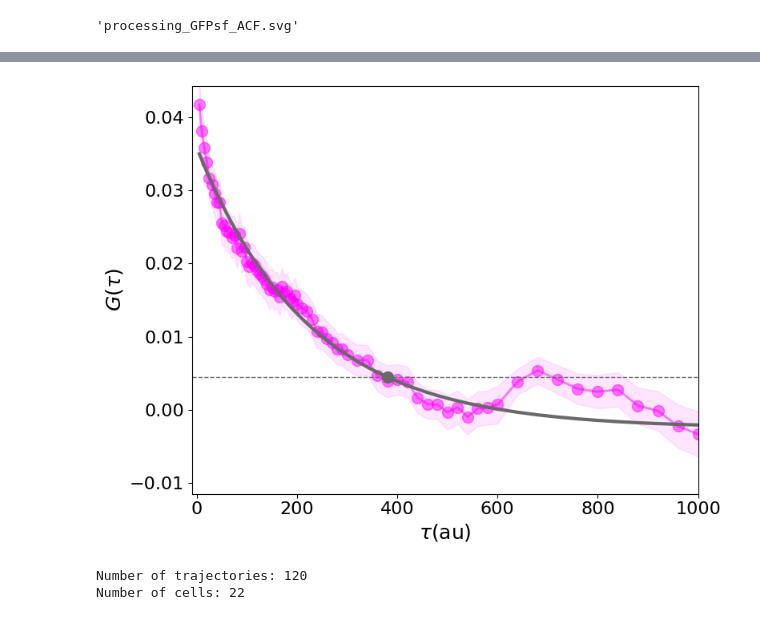
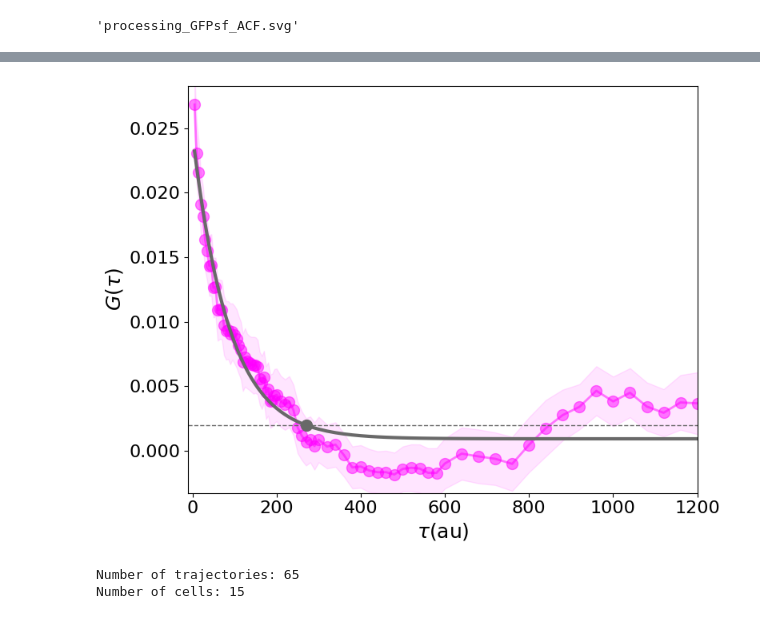
Before and after one commit to ningzhaoAnschutz/cof_paper, a Jupyter notebook: notebooks/autocorrelations/processing_time_courses.ipynb, the cells around one changed output, grey strips where cells are left out. Drawn from its saved outputs; the diff is of its cells as text; code cells hidden in the pictures.

```diff
--- a/notebooks/autocorrelations/processing_time_courses.ipynb
+++ b/notebooks/autocorrelations/processing_time_courses.ipynb
@@ -31,7 +27,7 @@ plot_name
 step_size_in_sec = 5
 start_lag = 1
 selected_field = 'spot_int_ch_' #'spot_int_ch_' #'spot_int_ch_'  # spot_int_ch_0, psf_amplitude_ch_, snr_ch_, total_spot_int_ch_
-min_percentage_data_in_trajectory = 0.25
+min_percentage_data_in_trajectory = 0.5
 max_missing_frames = 3
 downsample = False
 downsampling_factor = 3
@@ -39,21 +35,23 @@ control_spots_mode = False
 use_global_mean = False
 dataset_name = 'cof'
 y_axes_min_max_list_values =  [-0.02, 0.04]
-x_axes_min_max_list_values = [-10, 1000]
-max_lag = 250
+x_axes_min_max_list_values = [-10, 1200]
+max_lag = 300
 if control_spots_mode:
     y_axes_min_max_list_values = None # [-20, 20]
-remove_outliers = True
 MAD_THRESHOLD_FACTOR = 6 # 6 was working well for the control spots.
-multi_tau=True
 multi_tau_raw_points = 40
 multi_tau_bins_per_stage = 20
 min_snr = 0.5 # 1 #0.5
 smooth_window = 1
-correct_baseline = True
 color_green = (0.0, 1.0, 0.0)  # No Red, Full Green, No Blue
 color_magenta = (1.0, 0.0, 1.0)  # Full Red, No Green, Full Blue
 
-
 line_color = (1.0, 0.0, 1.0)  # Full Red, No Green, Full Blue
 line_color_fit = 'dimgray' # No Red, Full Green, No Blue
+remove_outliers = False
+correct_baseline = True
+
+# parameters to evaluate
+multi_tau=True
+detrend = False  # detrend removed from Correlation class; correct_baseline=True handles residual drift
@@ -154,21 +82,15 @@ results = compute_autocorrelation_for_dataset(
     max_lag = max_lag,
     index_max_lag_for_fit = None,
     fit_type='exponential',
-    de_correlation_threshold=0.005,
+    de_correlation_threshold=0.002,
     use_linear_projection_for_lag_0 = True,
     verbose=False,
-    simulation_mode=simulation_mode,
-    SSA_data=SSA_HA,
-    baseline_method = 'auto_plateau',     # 'auto_plateau' | 'exp_tail' | 'percentile' | 'none'
-    baseline_plateau_fraction = 0.5,   # fallback: last fraction of positive lags
-    baseline_percentile = 30.0,         # fallback percentile (for 'percentile' and last-tail guards)
-    baseline_smooth_window = 5,           # odd number
-    baseline_min_points = 20,
-    baseline_weight_by_pairs = True,
+    simulation_mode=False,
+    SSA_data=None,
     line_color=line_color,
     line_color_fit=line_color_fit,
     plot_name= plot_name,
-    save_plots= True,
-    figsize=(3.2,2.2),
+    save_plots= False,
+    #figsize=(3.2,2.2),
 )
 # %% [output]
@@ -177,5 +98,5 @@ Fitted G(0): 0.03585651233852331
-[figure, old version]
+[figure, new version]
-Number of trajectories: 120
-Number of cells: 22
+Number of trajectories: 65
+Number of cells: 15
 # %%
 dwell_time = results['dwell_time']
```
Also changed, not shown: parts of 12 cells of this notebook, 20 other files.
